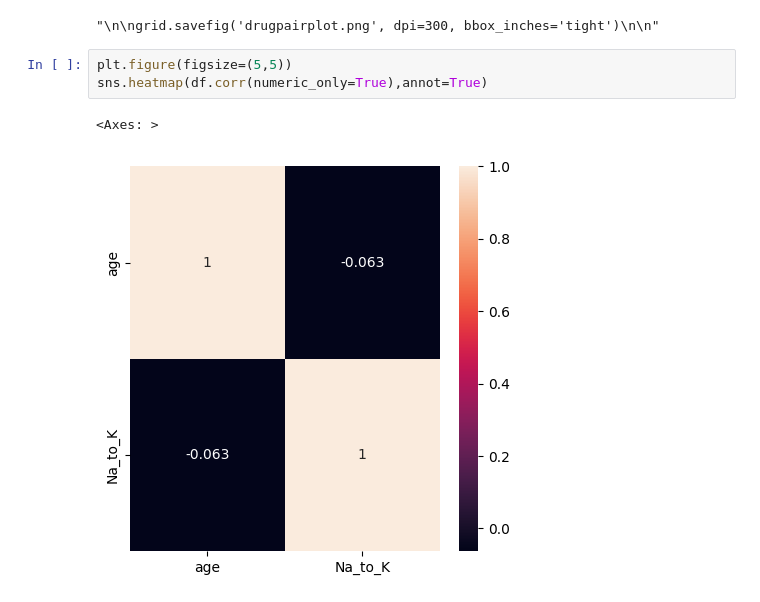
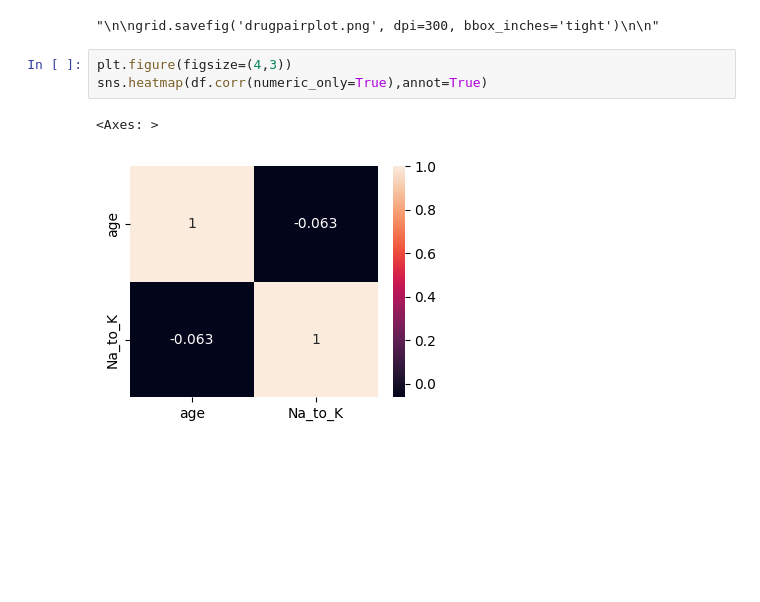
Before and after one commit to AbhinavSinghKuriya/Datasheet5, a Jupyter notebook: DataAnalysis.ipynb, the cells around one changed output. Cells and saved outputs as stored; diff of their text form; blank space fills up the shorter version.

```diff
--- a/DataAnalysis.ipynb
+++ b/DataAnalysis.ipynb
@@ -153,8 +154,8 @@ grid.savefig('drugpairplot.png', dpi=300, bbox_inches='tight')
 # %% [output]
 "\n\ngrid.savefig('drugpairplot.png', dpi=300, bbox_inches='tight')\n\n"
 # %%
-plt.figure(figsize=(5,5))
+plt.figure(figsize=(4,3))
 sns.heatmap(df.corr(numeric_only=True),annot=True)
 # %% [output]
 <Axes: >
-[figure, old version]
+[figure, new version]
```
Also changed, not shown: parts of 2 cells of this notebook.
